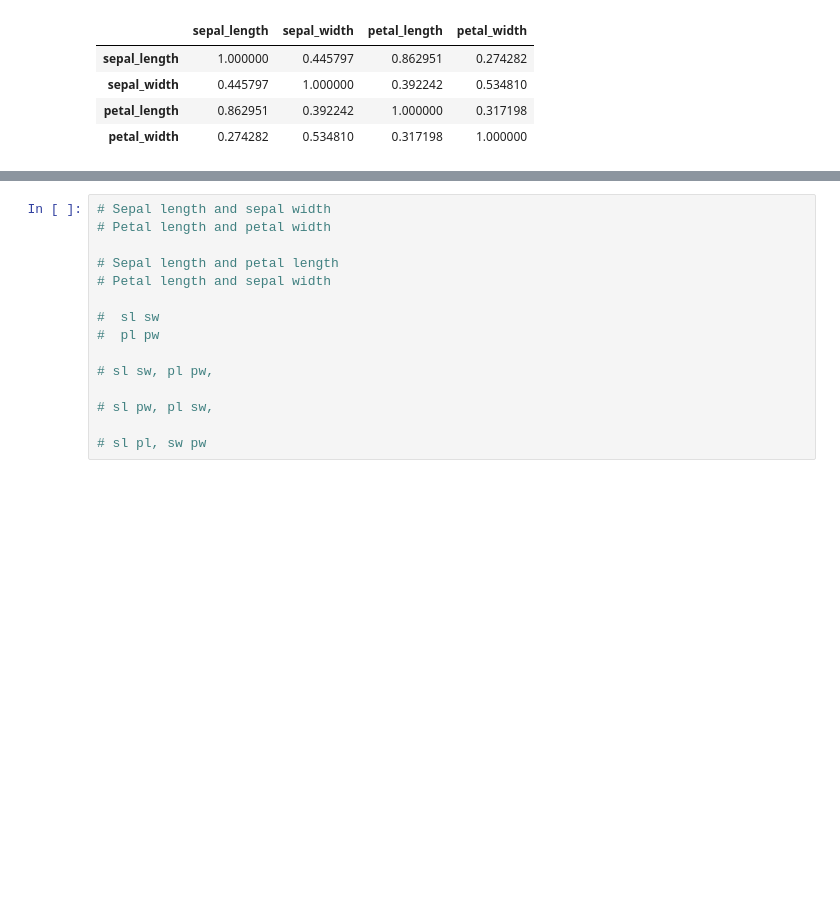
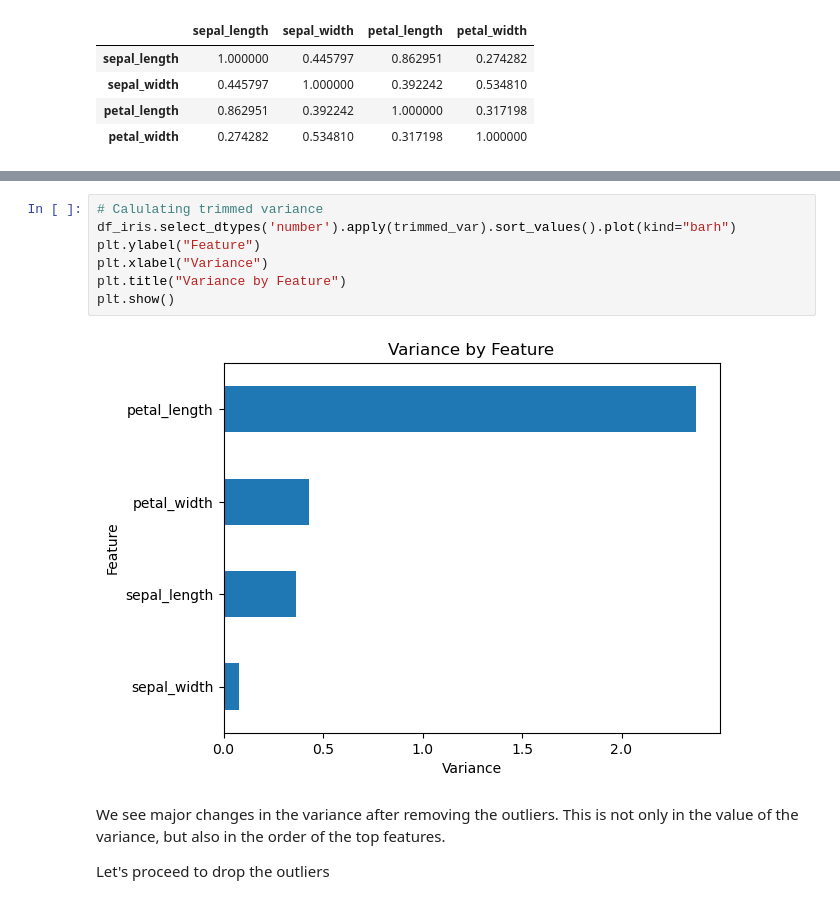
Before and after one commit to Mohammed-Hanan-Othman/datheon, a Jupyter notebook: task-1-iris/notebooks/iris-classification.ipynb, the cells around one changed output, grey strips where cells are left out. Cells and saved outputs as stored; diff of their text form; blank space fills up the shorter version.

```diff
--- a/task-1-iris/notebooks/iris-classification.ipynb
+++ b/task-1-iris/notebooks/iris-classification.ipynb
@@ -155,15 +167,13 @@ We explore the correlation between length and width of sepal and evaluate their
-# %%
-# Sepal length and sepal width
-# Petal length and petal width
-
-# Sepal length and petal length
-# Petal length and sepal width
-
-#  sl sw
-#  pl pw
-
-# sl sw, pl pw,
-
-# sl pw, pl sw,
-
-# sl pl, sw pw
+# %%
+# Calulating trimmed variance
+df_iris.select_dtypes('number').apply(trimmed_var).sort_values().plot(kind="barh")
+plt.ylabel("Feature")
+plt.xlabel("Variance")
+plt.title("Variance by Feature")
+plt.show()
+# %% [output]
+[figure, added]
+# %% [markdown]
+We see major changes in the variance after removing the outliers. This is not only in the value of the variance, but also in the order of the top features.
+
+Let's proceed to drop the outliers
```
Also changed, not shown: parts of 7 cells of this notebook.
